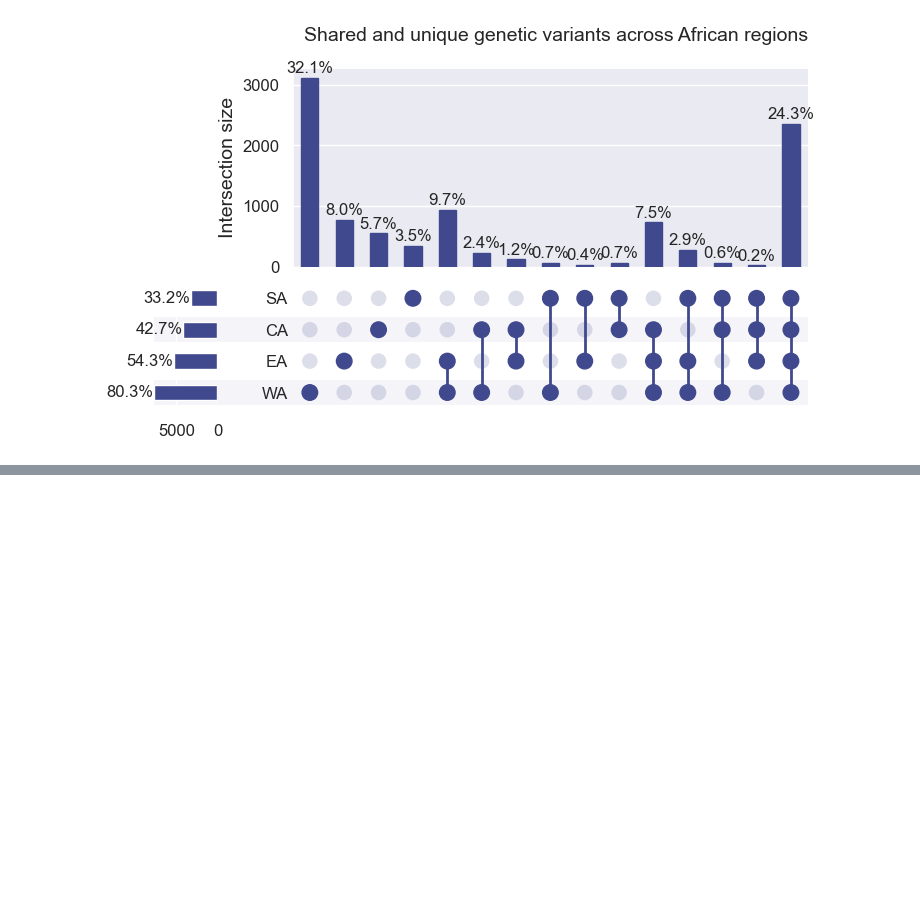
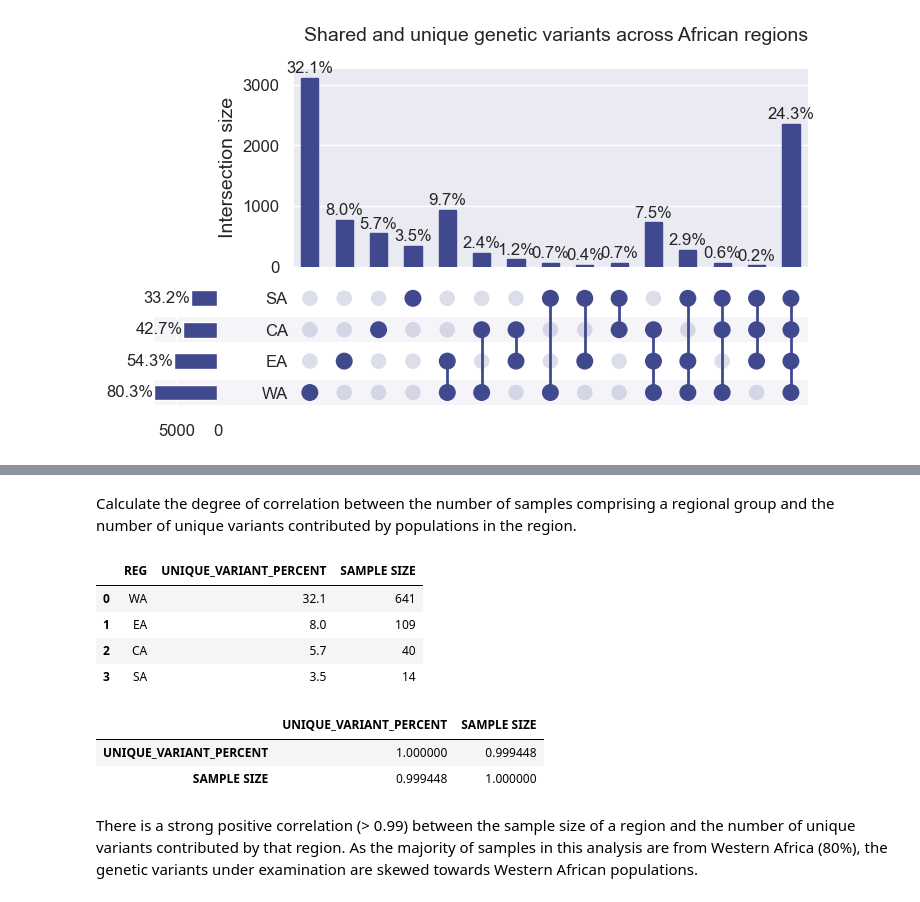
Before and after one commit to MeganHolborn/Genetic_data_analysis, a Jupyter notebook: Notebooks/Analysis_and_Visualisation/2-Shared_and_population_specific_variation.ipynb, the cells around one changed output, grey strips where cells are left out. Drawn from its saved outputs; the diff is of its cells as text; code cells hidden in the pictures; blank space fills up the shorter version.

```diff
--- a/Notebooks/Analysis_and_Visualisation/2-Shared_and_population_specific_variation.ipynb
+++ b/Notebooks/Analysis_and_Visualisation/2-Shared_and_population_specific_variation.ipynb
@@ -277,0 +319,30 @@ plt.show()
+# %% [markdown]
+Calculate the degree of correlation between the number of samples comprising a regional group and the number of unique variants contributed by populations in the region.
+# %%
+# Create a dataframe with unique variants contributed and the sample size for a region
+
+unique_variant_regional_data = {
+    "REG": ["WA", "EA", "CA", "SA"],
+    "UNIQUE_VARIANT_PERCENT": [32.1, 8, 5.7, 3.5],
+    "SAMPLE SIZE": [641, 109, 40, 14]
+}
+
+unique_variant_regional = pd.DataFrame(unique_variant_regional_data)
+
+unique_variant_regional.head(5)
+# %% [output]
+|  | REG | UNIQUE_VARIANT_PERCENT | SAMPLE SIZE |
+| 0 | WA | 32.1 | 641 |
+| 1 | EA | 8.0 | 109 |
+| 2 | CA | 5.7 | 40 |
+| 3 | SA | 3.5 | 14 |
+# %%
+# Calculate the correlation
+
+unique_variant_regional.corr()
+# %% [output]
+|  | UNIQUE_VARIANT_PERCENT | SAMPLE SIZE |
+| UNIQUE_VARIANT_PERCENT | 1.000000 | 0.999448 |
+| SAMPLE SIZE | 0.999448 | 1.000000 |
+# %% [markdown]
+There is a strong positive correlation (> 0.99) between the sample size of a region and the number of unique variants contributed by that region. As the majority of samples in this analysis are from Western Africa (80%), the genetic variants under examination are skewed towards Western African populations.
```
Also changed, not shown: parts of 31 cells of this notebook, 4 other files.
